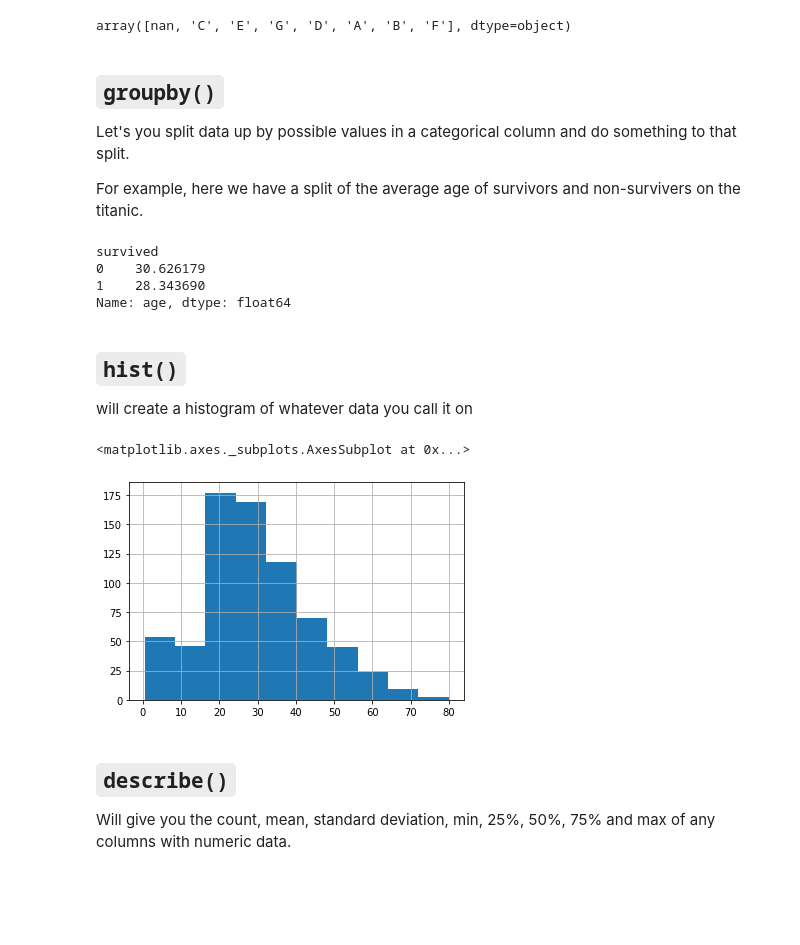
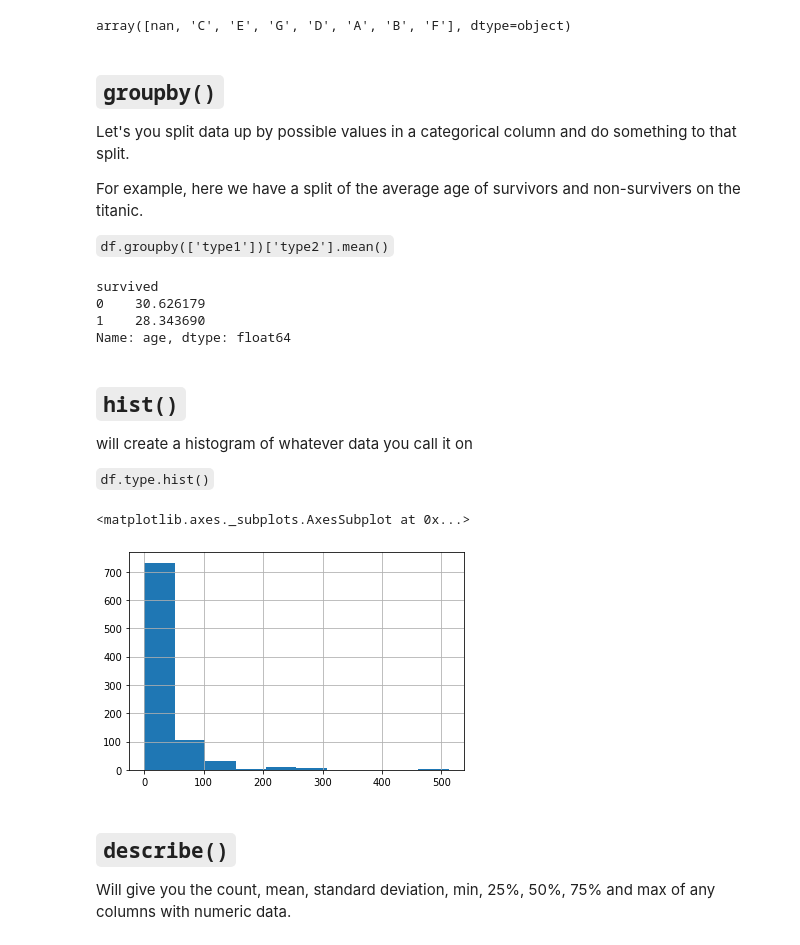
Before and after one commit to nickwharff/CS167_Notes, a Jupyter notebook: Day02_P1_Pandas_Tutorial.ipynb, the cells around one changed output. Saved outputs shown, nothing was run; the diff lists cells and outputs as text; code cells hidden in the pictures; blank space fills up the shorter version.

```diff
--- a/Day02_P1_Pandas_Tutorial.ipynb
+++ b/Day02_P1_Pandas_Tutorial.ipynb
@@ -158,7 +187,8 @@ Simply put:
 # %%
 #change this path to point to where your data is:
 # if you're using colab it should be something like: '/content/drive/MyDrive/CS167/datasets/titanic.csv'
-path = 'datasets/titanic.csv'
+# path = 'datasets/titanic.csv'
+path = '/content/drive/MyDrive/CS167/datasets/titanic.csv'
 
 titanic = pd.read_csv(path)
 titanic.head()
@@ -426,6 +536,8 @@ array([nan, 'C', 'E', 'G', 'D', 'A', 'B', 'F'], dtype=object)
 Let's you split data up by possible values in a categorical column and do something to that split.
 
 For example,  here we have a split of the average age of survivors and non-survivers on the titanic.
+
+`df.groupby(['type1'])['type2'].mean()`
 # %%
 titanic.groupby(['survived'])['age'].mean()
 # %% [output]
@@ -436,11 +548,13 @@ Name: age, dtype: float64
 # %% [markdown]
 ## `hist()`
 will create a histogram of whatever data you call it on
+
+`df.type.hist()`
 # %%
-titanic.age.hist()
+titanic.fare.hist()
 # %% [output]
 <matplotlib.axes._subplots.AxesSubplot at 0x...>
-[figure, old version]
+[figure, new version]
 # %% [markdown]
 ## `describe()`
 Will give you the count, mean, standard deviation, min, 25%, 50%, 75% and max of any columns with numeric data.
```
Also changed, not shown: parts of 26 cells of this notebook.
